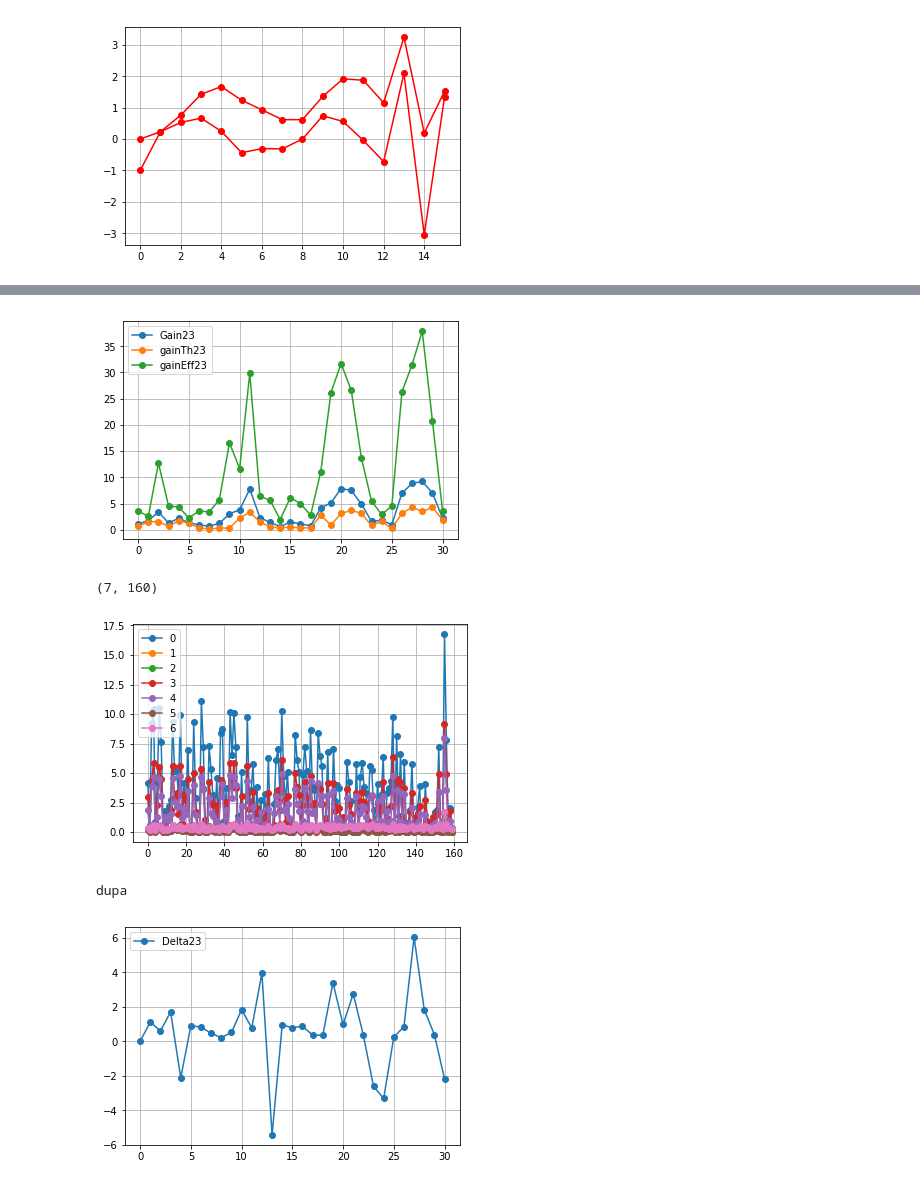
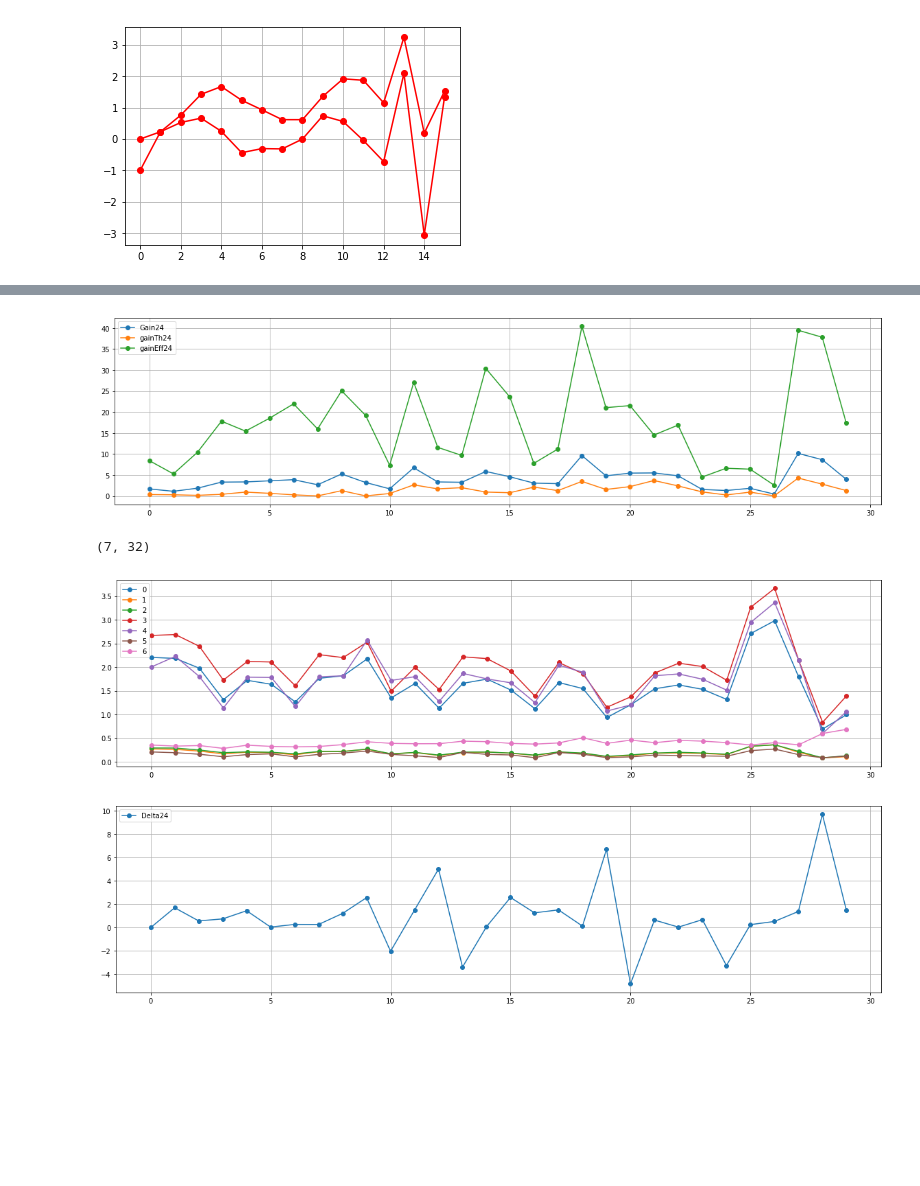
Before and after one commit to AndreeaStefan/SmartuistWrapper, a Jupyter notebook: evaluation/PlotResults.ipynb, the cells around one changed output, grey strips where cells are left out. Cells and saved outputs as stored; diff of their text form; code cells hidden in the pictures; blank space fills up the shorter version.

```diff
--- a/evaluation/PlotResults.ipynb
+++ b/evaluation/PlotResults.ipynb
@@ -196,6 +199,6 @@ Total time 4.576983333333334
 # %%
 # gain
-
+plt.rcParams['figure.figsize'] = [20, 5]
 for p in players:
     tmp = gradientStats[p]
     learningRate = []
@@ -216,33 +219,43 @@ for p in players:
 
 plt.legend(loc='upper left')
 plt.grid(True)
+plt.rcParams['figure.figsize'] = [20, 5]
 plt.show()
 
-bodyParts = [ [] for i in range(7)]
+bodyParts = [ [0]*1 for i in range(7)]
 
 for p in players:
     tmp = results[p]
     learningRate = []
+    counter = 0
+    for words in tmp:
 
-    for words in tmp:
+
         for i in range (7):
-            bodyParts[i].append(float(words[21+i]))
-            if(float(words[21+i]) > 20):
-                print("Stupid lesson:",bodyParts[i].index(float(words[21+i])))
+            bodyParts[i][bodyParts[i].index(bodyParts[i][-1])] += float(words[21+i])
+
+        counter = counter + 1
+        if counter == 5:
+            counter = 0
+        if counter == 0:
+            for i in range(7):
+                bodyParts[i][bodyParts[i].index(bodyParts[i][-1])] /= 5
+                bodyParts[i].append(0)
 
 
 
-x = list(range(0, len(bodyParts[0])))
+x = list(range(0, len(bodyParts[0])-2))
 print(np.shape(bodyParts))
 z = 0
 for a in bodyParts:
-    plt.plot(x,a, 'o-', label= str(z))
+    if z in [0,1,2,3,4,5,6]:
+        plt.plot(x,a[:len(a)-2], 'o-', label= str(z))
     z = z + 1
 
 plt.legend(loc='upper left')
 plt.grid(True)
+
 plt.show()
-print("dupa")
 
 
 
@@ -252,38 +265,37 @@ print("dupa")
 #     tmp = gradientStats[p]
 #     learningRate = []
 #     for words in tmp:
 #         learningRate.append(float(words[6]))
 
 #     x = list(range(0, len(learningRate)))
 #     plt.plot(x, learningRate, 'o-', label=p)
 
 
 # plt.legend(loc='upper left')
 # plt.grid(True)
 # plt.show()
 
 
 # delta
 
 for p in players:
     tmp = results[p]
     delta = []
     for words in tmp:
         delta.append(float(words[30]))
 
 #     smallDeltas = delta.toList()
     delta =  [x for i, x in enumerate(delta) if i == delta.index(x)]
     x = list(range(0, len(delta)))
     plt.plot(x, delta, 'o-', label="Delta"+str(p))
 plt.legend(loc='upper left')
 plt.grid(True)
 plt.show()
 # %% [output]
-[figure, old version]
+[figure, new version]
-(7, 160)
+(7, 32)
-[figure, old version]
+[figure, new version]
-dupa
-[figure, old version]
+[figure, new version]
 # %%
 # plt.plot(x, uniqueGain, 'go-')
 # plt.grid(True)
```
Also changed, not shown: parts of 1 cell of this notebook, 5 other files.
